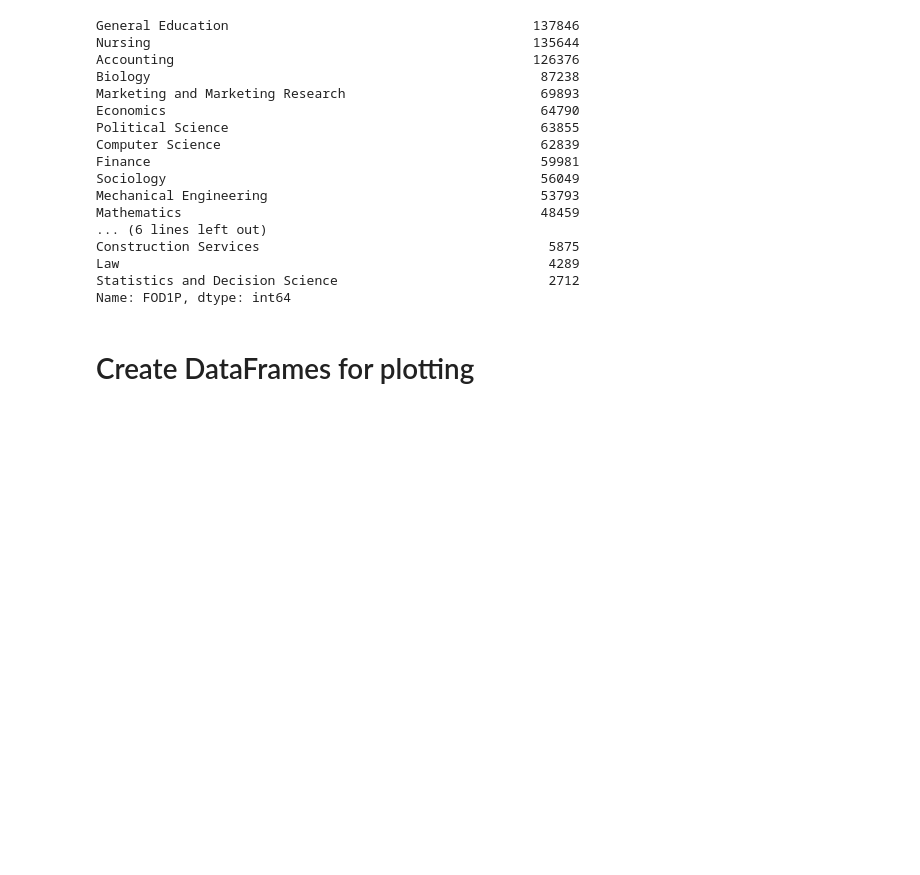
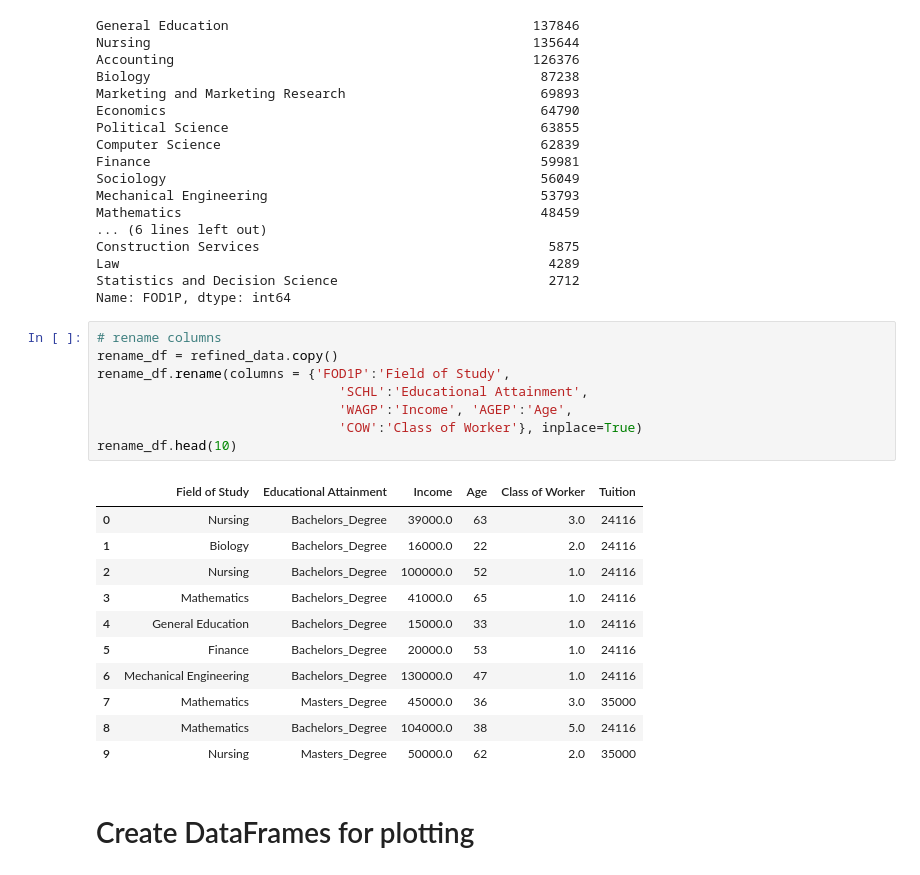
Before and after one commit to Romina-R/Group-Project-1, a Jupyter notebook: Project 1.ipynb, the cells around one changed output. Drawn from its saved outputs; the diff is of its cells as text; blank space fills up the shorter version.

```diff
--- a/Project 1.ipynb
+++ b/Project 1.ipynb
@@ -133,5 +135,25 @@ Construction Services                                     5875
 Law                                                       4289
 Statistics and Decision Science                           2712
 Name: FOD1P, dtype: int64
+# %%
+# rename columns
+rename_df = refined_data.copy()
+rename_df.rename(columns = {'FOD1P':'Field of Study',
+                               'SCHL':'Educational Attainment',
+                               'WAGP':'Income', 'AGEP':'Age',
+                               'COW':'Class of Worker'}, inplace=True)
+rename_df.head(10)
+# %% [output]
+|  | Field of Study | Educational Attainment | Income | Age | Class of Worker | Tuition |
+| 0 | Nursing | Bachelors_Degree | 39000.0 | 63 | 3.0 | 24116 |
+| 1 | Biology | Bachelors_Degree | 16000.0 | 22 | 2.0 | 24116 |
+| 2 | Nursing | Bachelors_Degree | 100000.0 | 52 | 1.0 | 24116 |
+| 3 | Mathematics | Bachelors_Degree | 41000.0 | 65 | 1.0 | 24116 |
+| 4 | General Education | Bachelors_Degree | 15000.0 | 33 | 1.0 | 24116 |
+| 5 | Finance | Bachelors_Degree | 20000.0 | 53 | 1.0 | 24116 |
+| 6 | Mechanical Engineering | Bachelors_Degree | 130000.0 | 47 | 1.0 | 24116 |
+| 7 | Mathematics | Masters_Degree | 45000.0 | 36 | 3.0 | 35000 |
+| 8 | Mathematics | Bachelors_Degree | 104000.0 | 38 | 5.0 | 24116 |
+| 9 | Nursing | Masters_Degree | 50000.0 | 62 | 2.0 | 35000 |
 # %% [markdown]
 # Create DataFrames for plotting
```
Also changed, not shown: parts of 9 cells of this notebook, 1 other file.
